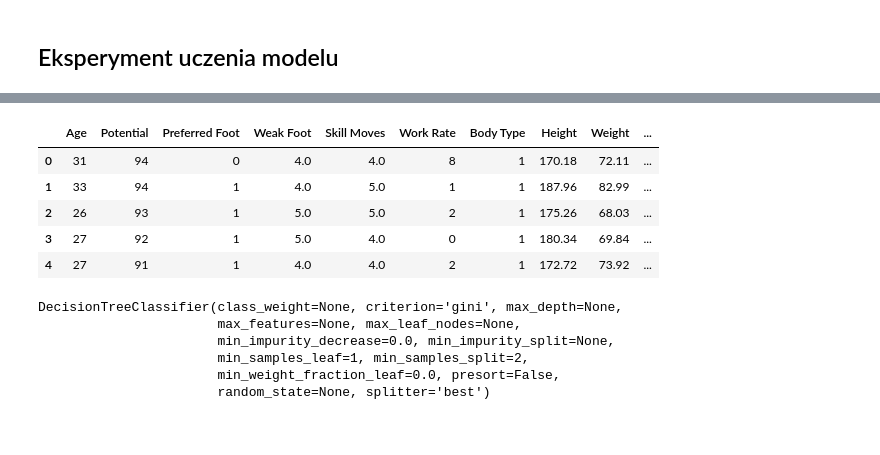
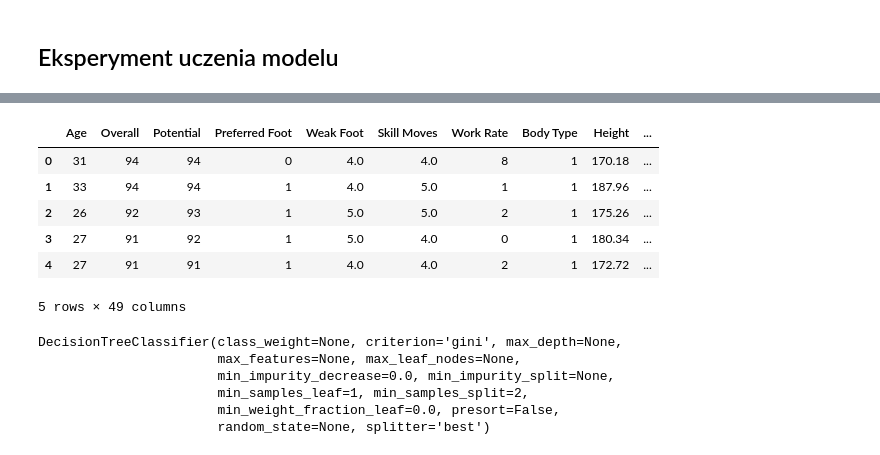
Before and after one commit to mikitachab/football-manager-ml-support, a Jupyter notebook: data-preprocessing.ipynb, the cells around one changed output, grey strips where cells are left out. Cells and saved outputs as stored; diff of their text form; code cells hidden in the pictures.

```diff
--- a/data-preprocessing.ipynb
+++ b/data-preprocessing.ipynb
@@ -258,11 +187,11 @@ memory usage: 2.1 MB
 # %%
 label_encoder = LabelEncoder()
 # %%
-fifa_categories = new_fifa_data.select_dtypes('category')
+fifa_categories = fifa_data.select_dtypes('category')
 # %%
 def encode_labels(col):
     return label_encoder.fit_transform(col)
 # %%
-new_fifa_data[fifa_categories.columns] = new_fifa_data[fifa_categories.columns].apply(encode_labels)
+fifa_data[fifa_categories.columns] = fifa_data[fifa_categories.columns].apply(encode_labels)
 # %%
  X_train, X_test, y_train, y_test = train_test_split(
@@ -270,14 +199,15 @@ new_fifa_data[fifa_categories.columns] = new_fifa_data[fifa_categories.columns].
 # %%
 decision_tree_model = DecisionTreeClassifier()
 # %%
-new_fifa_data.head()
+fifa_data.head()
 # %% [output]
-|  | Age | Potential | Preferred Foot | Weak Foot | Skill Moves | Work Rate | Body Type | Height | Weight | ... |
-| 0 | 31 | 94 | 0 | 4.0 | 4.0 | 8 | 1 | 170.18 | 72.11 | ... |
-| 1 | 33 | 94 | 1 | 4.0 | 5.0 | 1 | 1 | 187.96 | 82.99 | ... |
-| 2 | 26 | 93 | 1 | 5.0 | 5.0 | 2 | 1 | 175.26 | 68.03 | ... |
-| 3 | 27 | 92 | 1 | 5.0 | 4.0 | 0 | 1 | 180.34 | 69.84 | ... |
-| 4 | 27 | 91 | 1 | 4.0 | 4.0 | 2 | 1 | 172.72 | 73.92 | ... |
+|  | Age | Overall | Potential | Preferred Foot | Weak Foot | Skill Moves | Work Rate | Body Type | Height | ... |
+| 0 | 31 | 94 | 94 | 0 | 4.0 | 4.0 | 8 | 1 | 170.18 | ... |
+| 1 | 33 | 94 | 94 | 1 | 4.0 | 5.0 | 1 | 1 | 187.96 | ... |
+| 2 | 26 | 92 | 93 | 1 | 5.0 | 5.0 | 2 | 1 | 175.26 | ... |
+| 3 | 27 | 91 | 92 | 1 | 5.0 | 4.0 | 0 | 1 | 180.34 | ... |
+| 4 | 27 | 91 | 91 | 1 | 4.0 | 4.0 | 2 | 1 | 172.72 | ... |
+5 rows × 49 columns
 # %%
 decision_tree_model.fit(X_train, y_train)
 # %% [output]
```
Also changed, not shown: parts of 18 cells of this notebook, 5 other files.
